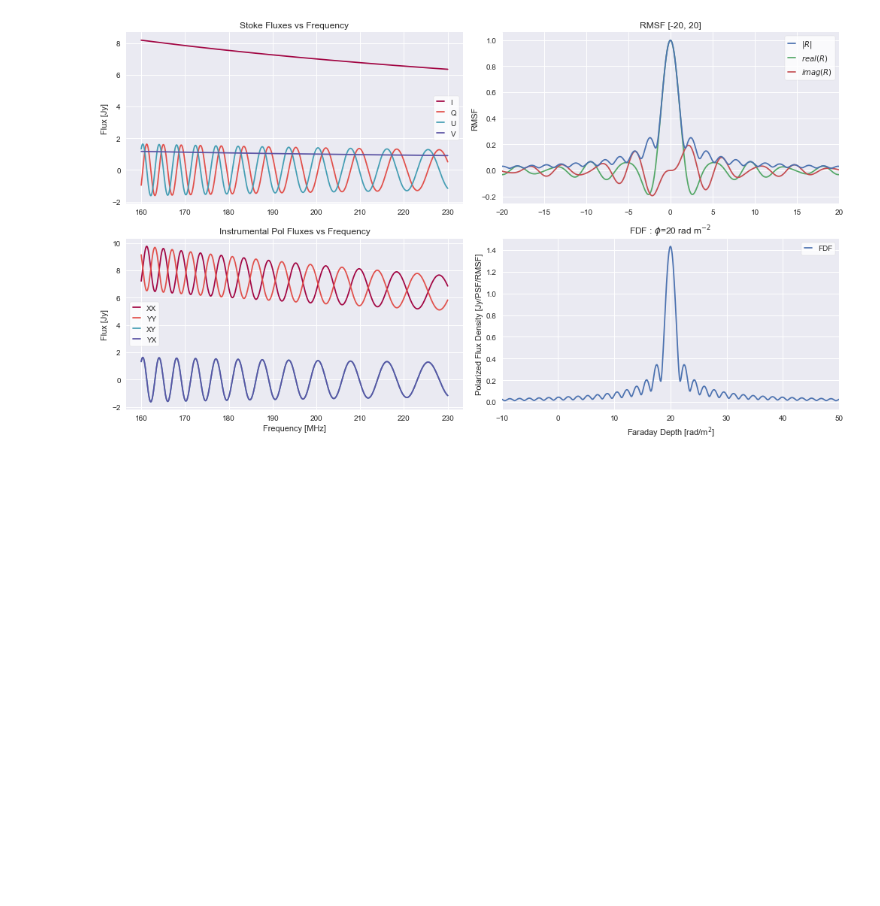
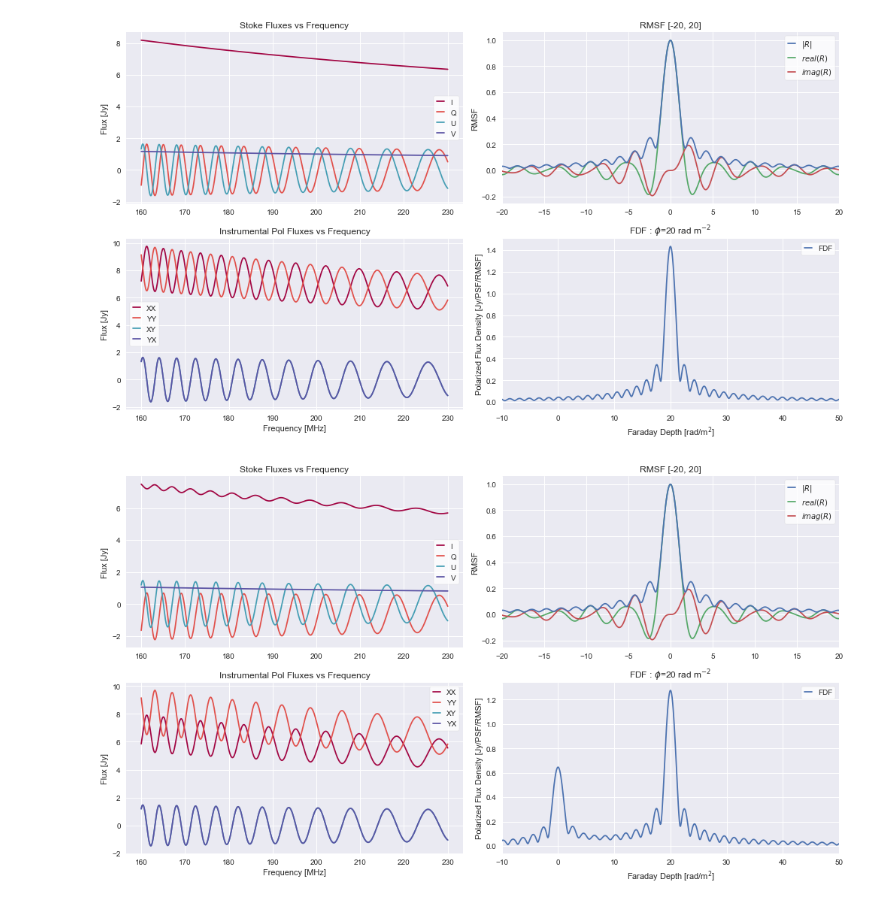
Before and after one commit to amanchokshi/rm-synth, a Jupyter notebook: scripts/rm_theory.ipynb, the cells around one changed output. Saved outputs shown, nothing was run; the diff lists cells and outputs as text; code cells hidden in the pictures; blank space fills up the shorter version.

Commit message:
Multiple leakage cases explored in the notebook

```diff
--- a/scripts/rm_theory.ipynb
+++ b/scripts/rm_theory.ipynb
@@ -437,3 +450,30 @@ fdf, rmsf, phi = rmt.rm_synth(freqs, Q, U, phi_lim=200, dphi=0.1)
 rmt.plot_rm_grid(freqs, I, Q, U, V, XX, XY, YX, YY, rmsf, fdf, phi)
 # %% [output]
 [figure]
+# %%
+# Get stokes parameters as a function of frequency
+I, Q, U, V = rmt.get_IQUV_complex(freqs, rm, ref_I_Jy, ref_V_Jy, SI, frac_pol, ref_chi=0.0, ref_freq=200e6)
+
+# Apply some Hamaker leakage
+G_Ax = 0.9 + 0j
+G_Ay = 1 + 0j
+G_Bx = 0.9 + 0j
+G_By = 1 + 0j
+
+l_Ax = 0 + 0j
+l_Ay = 0 + 0j
+l_Bx = 0 + 0j
+l_By = 0 + 0j
+
+I, Q, U, V = rmt.rm_leakage(I, Q, U, V, G_Ax, G_Ay, G_Bx, G_By, l_Ax, l_Ay, l_Bx, l_By)
+
+# Convert stokes to instrumental pols
+XX, XY, YX, YY = rmt.stokes_instru(I, Q, U, V)
+
+# Determine FDF, RMSF
+fdf, rmsf, phi = rmt.rm_synth(freqs, Q, U, phi_lim=200, dphi=0.1)
+
+# Plots
+rmt.plot_rm_grid(freqs, I, Q, U, V, XX, XY, YX, YY, rmsf, fdf, phi)
+# %% [output]
+[figure, added]
```
Also changed, not shown: parts of 3 cells of this notebook.
